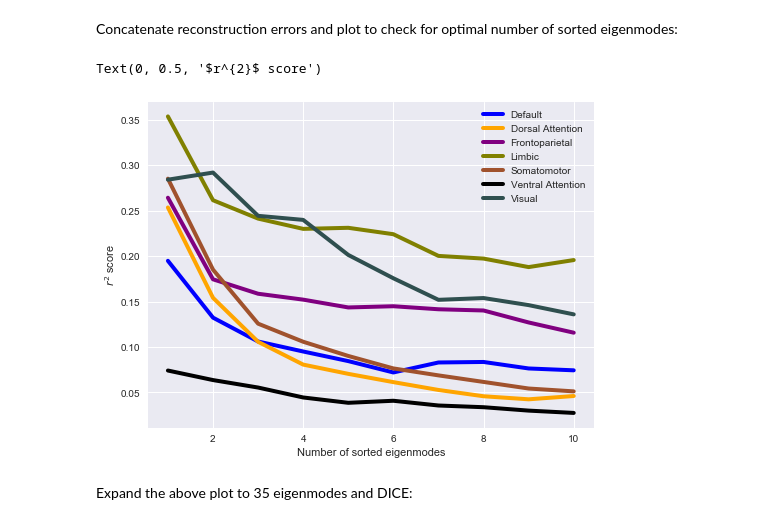
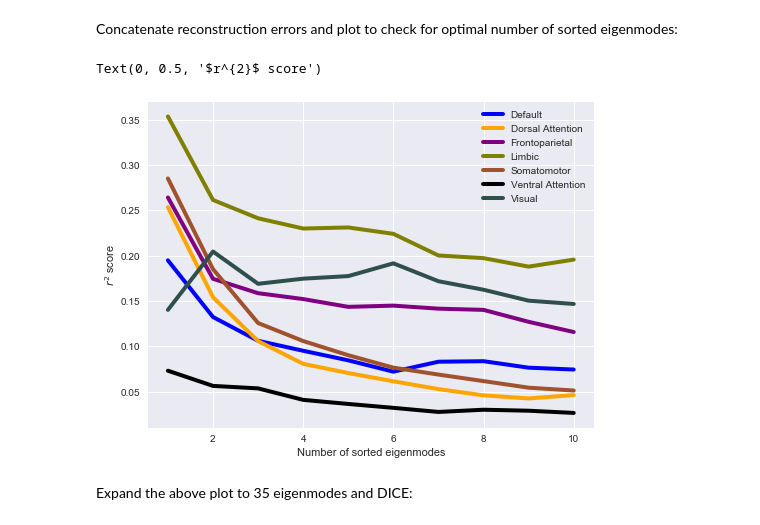
Before and after one commit to Raj-Lab-UCSF/spectrome, a Jupyter notebook: spectrome/notebooks/complex_laplacian/best_BHresult_eigenmodes.ipynb, the cells around one changed output. Drawn from its saved outputs; the diff is of its cells as text; code cells hidden in the pictures.

```diff
--- a/spectrome/notebooks/complex_laplacian/best_BHresult_eigenmodes.ipynb
+++ b/spectrome/notebooks/complex_laplacian/best_BHresult_eigenmodes.ipynb
@@ -301,13 +301,29 @@ ventral_evals.style.apply(functions.highlight_min, subset=pd.IndexSlice[:,'Fun']
 | 9 | 0.429 | [7.53 1.379 0.873] |
 # %%
 # Draw:
-h5_path = path.get_file_path('Ventral_Attention3_BH_dice.h5')
+h5_path = path.get_file_path('laplacian_networks/Ventral_Attention0_BH_dice.h5')
+bh_ventral = path.read_hdf5(h5_path)
+v0 = [bh_ventral['LinRegResults'][i]['r2score'] for i in range(len(bh_ventral['LinRegResults']))]
+
+h5_path = path.get_file_path('laplacian_networks/Ventral_Attention1_BH_dice.h5')
+bh_ventral = path.read_hdf5(h5_path)
+v1 = [bh_ventral['LinRegResults'][i]['r2score'] for i in range(len(bh_ventral['LinRegResults']))]
+
+h5_path = path.get_file_path('laplacian_networks/Ventral_Attention3_BH_dice.h5')
 bh_ventral = path.read_hdf5(h5_path)
 v3 = [bh_ventral['LinRegResults'][i]['r2score'] for i in range(len(bh_ventral['LinRegResults']))]
 
-h5_path = path.get_file_path('Ventral_Attention4_BH_dice.h5')
+h5_path = path.get_file_path('laplacian_networks/Ventral_Attention5_BH_dice.h5')
 bh_ventral = path.read_hdf5(h5_path)
-v4 = [bh_ventral['LinRegResults'][i]['r2score'] for i in range(len(bh_ventral['LinRegResults']))]
+v5 = [bh_ventral['LinRegResults'][i]['r2score'] for i in range(len(bh_ventral['LinRegResults']))]
 
+h5_path = path.get_file_path('laplacian_networks/Ventral_Attention6_BH_dice.h5')
+bh_ventral = path.read_hdf5(h5_path)
+v6 = [bh_ventral['LinRegResults'][i]['r2score'] for i in range(len(bh_ventral['LinRegResults']))]
+
+
+print(v0) # this one
+print(v1)
 print(v3)
-print(v4) # take v3 because 0.023 vs. 0.025
+print(v5)
+print(v6)
@@ -335,3 +357,9 @@ visual_evals.style.apply(functions.highlight_min, subset=pd.IndexSlice[:,'Fun'])
 | 7 | 0.314 | [30.064 2.826 9.025] |
 | 8 | 0.314 | [35.087 0.864 10.346] |
 | 9 | 0.314 | [40.963 2.318 12.989] |
+# %%
+for i in np.arange(0,10):
+    print(i)
+    h5_path = path.get_file_path('laplacian_networks/Visual{}_BH_dice.h5'.format(i))
+    bh_visual = path.read_hdf5(h5_path)
+    print([bh_visual['LinRegResults'][r]['r2score'] for r in range(len(bh_visual['LinRegResults']))])
@@ -354,36 +403,36 @@ h5_path = path.get_file_path('laplacian_networks/Frontoparietal3_BH_dice.h5')
 bh_front = path.read_hdf5(h5_path)
 r2s[2,:] = [bh_front['LinRegResults'][i]['r2score'] for i in range(len(bh_front['LinRegResults']))]
 
 h5_path = path.get_file_path('laplacian_networks/Limbic2_BH_dice.h5')
 bh_limbic = path.read_hdf5(h5_path)
 r2s[3,:] = [bh_limbic['LinRegResults'][i]['r2score'] for i in range(len(bh_limbic['LinRegResults']))]
 
 h5_path = path.get_file_path('laplacian_networks/Somatomotor3_BH_dice.h5')
 bh_motor = path.read_hdf5(h5_path)
 r2s[4,:] = [bh_motor['LinRegResults'][i]['r2score'] for i in range(len(bh_motor['LinRegResults']))]
 
-h5_path = path.get_file_path('laplacian_networks/Ventral_Attention3_BH_dice.h5')
+h5_path = path.get_file_path('laplacian_networks/Ventral_Attention0_BH_dice.h5')
 bh_ventral = path.read_hdf5(h5_path)
 r2s[5,:] = [bh_ventral['LinRegResults'][i]['r2score'] for i in range(len(bh_ventral['LinRegResults']))]
 
-h5_path = path.get_file_path('laplacian_networks/Visual3_BH_dice.h5')
+h5_path = path.get_file_path('laplacian_networks/Visual9_BH_dice.h5')
 bh_visual = path.read_hdf5(h5_path)
 r2s[6,:] = [bh_visual['LinRegResults'][i]['r2score'] for i in range(len(bh_visual['LinRegResults']))]
 
 # Plot
 x = np.arange(1,11)
 plt.figure('Reconstruction Scores', figsize = [8,6])
 custom_cycler = (cycler(color = ['blue','orange','purple','olive',
                           'sienna','black','darkslategray']))
 plt.gca().set_prop_cycle(custom_cycler)
 plt.plot(x, r2s.transpose(), linewidth = 4)
 plt.legend(['Default','Dorsal Attention','Frontoparietal','Limbic','Somatomotor','Ventral Attention','Visual'],
           fontsize = 'medium', loc = 'upperright')
 plt.xlabel('Number of sorted eigenmodes')
 plt.ylabel('$r^{2}$ score')
 # %% [output]
 Text(0, 0.5, '$r^{2}$ score')
-[figure, old version]
+[figure, new version]
 # %% [markdown]
 Expand the above plot to 35 eigenmodes and DICE:
 # %%
```
Also changed, not shown: parts of 4 cells of this notebook, 1 other file.
